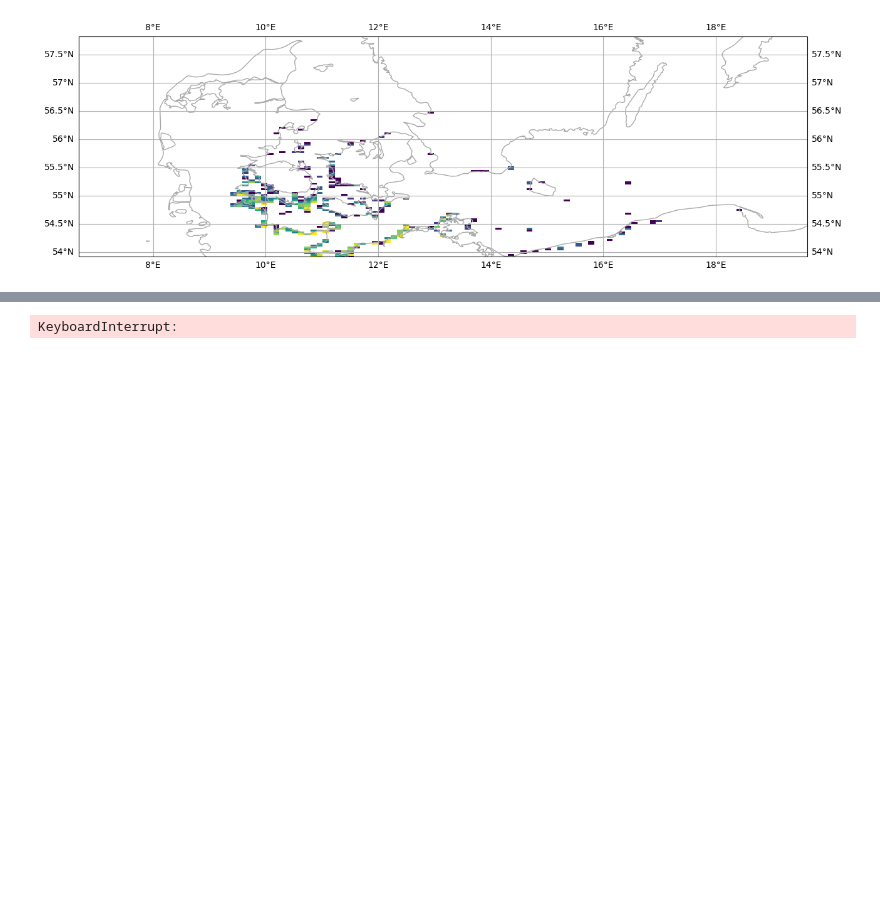
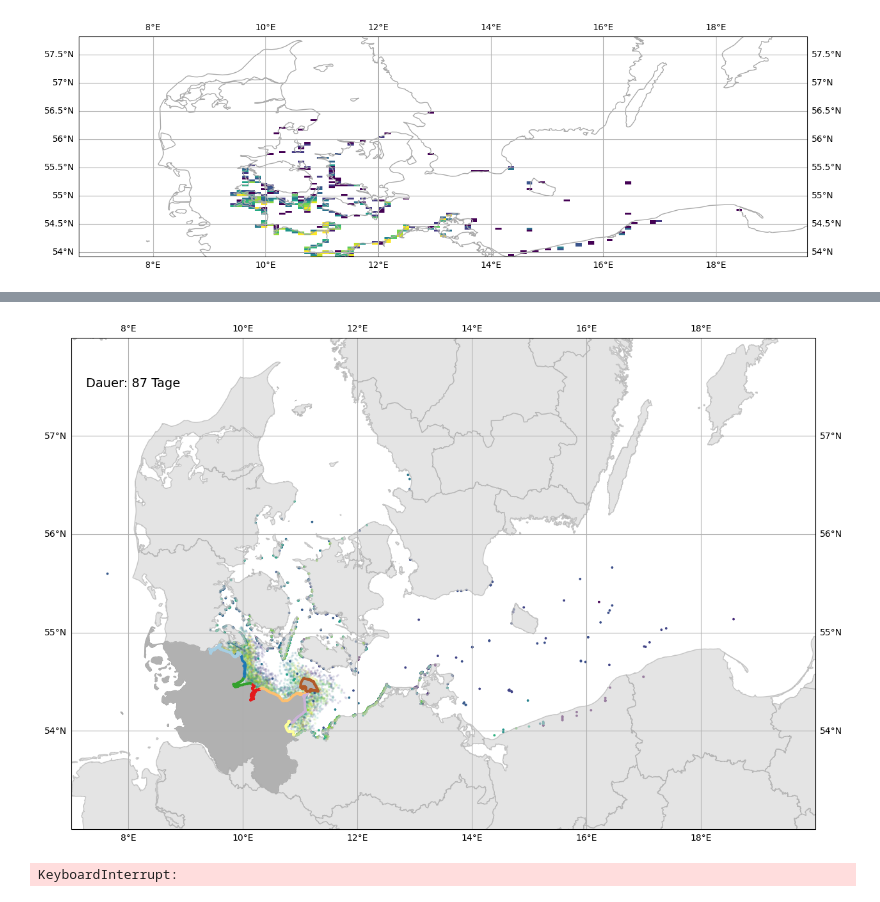
Before and after one commit to geomar-od-lagrange/2025_fucus-dispersal, a Jupyter notebook: notebooks/FucusVisualizationSH.ipynb, the cells around one changed output, grey strips where cells are left out. Saved outputs shown, nothing was run; the diff lists cells and outputs as text; code cells hidden in the pictures; blank space fills up the shorter version.

```diff
--- a/notebooks/FucusVisualizationSH.ipynb
+++ b/notebooks/FucusVisualizationSH.ipynb
@@ -465,3 +444,55 @@ plt.show()
+# %%
+lon_min=7
+lon_max=np.ceil(ds_scatter_ani.lon.max())
+lat_min=53
+lat_max=58
+fig, ax = plt.subplots(
+        figsize=(15,15),
+        subplot_kw=dict(projection=ccrs.PlateCarree()),
+)
+
+x_initial = ds_scatter_ani.lon.T
+y_initial = ds_scatter_ani.lat.T
+ax.scatter(
+        ds_scatter_ani.isel(obs=0).lon.T,
+        ds_scatter_ani.isel(obs=0).lat.T,
+        alpha=.1,
+        c=pd.factorize(ds_scatter_ani.time.to_numpy())[0],
+        s=3, transform=ccrs.PlateCarree(),
+)
+scat = ax.scatter(
+        ds_scatter_ani.isel(obs=0).lon.T,
+        ds_scatter_ani.isel(obs=0).lat.T,
+        c=pd.factorize(ds_scatter_ani.time.to_numpy())[0],
+        s=3, transform=ccrs.PlateCarree(),
+)
+ax.gridlines(draw_labels=True)
+ax.set_extent((lon_min, lon_max, lat_min, lat_max))
+time_text = ax.text(
+        0.02, 0.9,
+        "Dauer: "+str(timedelta(seconds=int(ds_scatter_ani.age_sec.isel(trajectory=0, obs=0).values)).days)+" Tage",
+         transform=ax.transAxes, size=14,)
+
+sh_border.plot(ax=ax, color="gray", transform=ccrs.Geodetic(), edgecolor="darkgray")
+administrative_borders.cx[lon_min:lon_max, lat_min:lat_max].plot(ax=ax, alpha=.6, color="lightgray", transform=ccrs.Geodetic(), edgecolor="darkgray")
+sh_coast_split.plot(cmap="Paired", ax=ax, lw=3, transform=ccrs.Geodetic())
+def animate(frame):
+        time_text.set_text("Dauer: "+str(timedelta(seconds=int(ds_scatter_ani.age_sec.isel(trajectory=0, obs=frame).values)).days)+" Tage")
+        x = ds_scatter_ani.isel(obs=frame).lon.values
+        y = ds_scatter_ani.isel(obs=frame).lat.values
+        data = np.stack([x,y]).T
+        scat.set_offsets(data)
+
+ani = animation.FuncAnimation(fig, func=animate, interval=100,
+        frames=len(ds_scatter_ani.obs),
+        repeat_delay=5000,
+)
+ani.save(
+        filename="/gxfs_work/geomar/smomw597/2025_Fucus/2025_fucus-dispersal/output/SH_scatter.gif",
+        writer="pillow")
+plt.show()
+# %% [output]
+[figure, added]
 # %%
 fig, ax = plt.subplots(
         figsize=(15,15),
```
Also changed, not shown: parts of 59 cells of this notebook, 5 other files.
